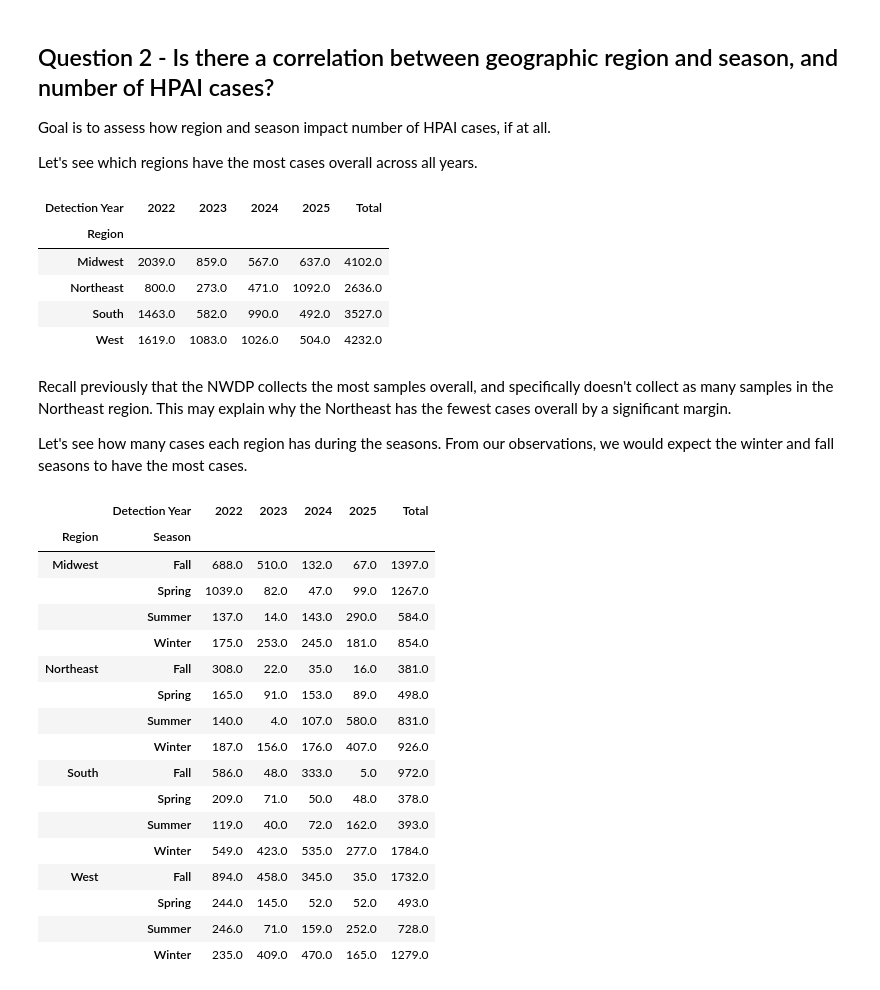
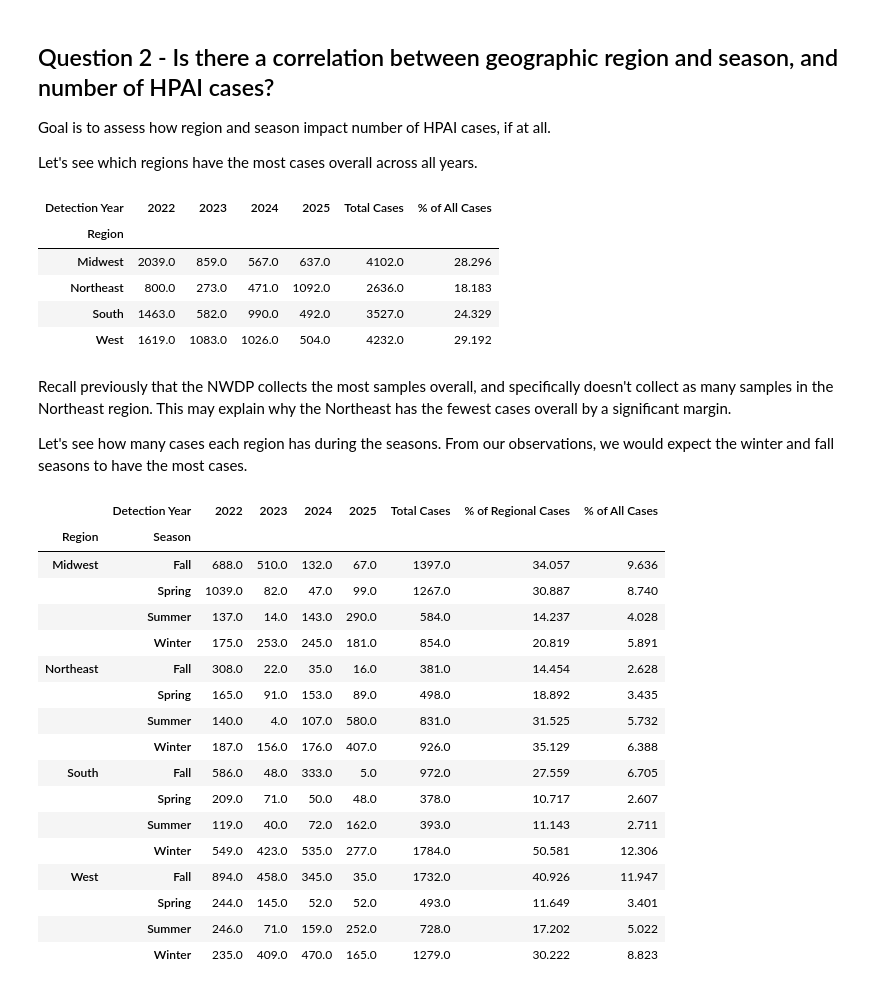
Before and after one commit to Sharyyy345/Math_316_Project1, a Jupyter notebook: notebooks/main_insights.ipynb, the cells around one changed output. Saved outputs shown, nothing was run; the diff lists cells and outputs as text; code cells hidden in the pictures.

```diff
--- a/notebooks/main_insights.ipynb
+++ b/notebooks/main_insights.ipynb
@@ -317,41 +242,52 @@ Let's see which regions have the most cases overall across all years.
 df6 = df2.copy()
 df6 = df6.groupby(['Region', 'Detection Year']).size().reset_index(name='HPAI Cases').sort_values(by=['HPAI Cases'], ascending=False)
 df6_pivot = df6.pivot_table(index='Region', columns='Detection Year', values='HPAI Cases', fill_value=0)
-df6_pivot['Total'] = df6_pivot.sum(axis=1)
+region_totals = df6_pivot.sum(axis=1)
+year_totals = df6_pivot.sum(axis=0)
+df6_pivot['Total Cases'] = df6_pivot.sum(axis=1)
+df6_pivot['% of All Cases'] = round(region_totals / year_totals.sum() * 100.0, ndigits=3)
 df6_pivot
 # %% [output]
-| Detection Year | 2022 | 2023 | 2024 | 2025 | Total |
-| Region |  |  |  |  |  |
-| Midwest | 2039.0 | 859.0 | 567.0 | 637.0 | 4102.0 |
-| Northeast | 800.0 | 273.0 | 471.0 | 1092.0 | 2636.0 |
-| South | 1463.0 | 582.0 | 990.0 | 492.0 | 3527.0 |
-| West | 1619.0 | 1083.0 | 1026.0 | 504.0 | 4232.0 |
+| Detection Year | 2022 | 2023 | 2024 | 2025 | Total Cases | % of All Cases |
+| Region |  |  |  |  |  |  |
+| Midwest | 2039.0 | 859.0 | 567.0 | 637.0 | 4102.0 | 28.296 |
+| Northeast | 800.0 | 273.0 | 471.0 | 1092.0 | 2636.0 | 18.183 |
+| South | 1463.0 | 582.0 | 990.0 | 492.0 | 3527.0 | 24.329 |
+| West | 1619.0 | 1083.0 | 1026.0 | 504.0 | 4232.0 | 29.192 |
 # %% [markdown]
 Recall previously that the NWDP collects the most samples overall, and specifically doesn't collect as many samples in the Northeast region. This may explain why the Northeast has the fewest cases overall by a significant margin.
 
 Let's see how many cases each region has during the seasons. From our observations, we would expect the winter and fall seasons to have the most cases.
 # %%
 df7 = df2.copy()
+df7 = df7.loc[df7['Detection Year'].isin(['2022','2023','2024','2025'])]
+
 df7 = df7.groupby(['Region', 'Detection Year', 'Season']).size().reset_index(name='HPAI Cases').sort_values(by=['HPAI Cases'], ascending=False)
 df7_pivot = df7.pivot_table(index=['Region', 'Season'], columns='Detection Year', values='HPAI Cases', fill_value=0)
-df7_pivot['Total'] = df7_pivot.sum(axis=1)
+
+region_and_season_totals = df7_pivot.sum(axis=1)
+year_totals = df7_pivot.sum(axis=0)
+df7_pivot['Total Cases'] = region_and_season_totals
+df7_pivot['% of Regional Cases'] = round(df7_pivot['Total Cases'] / df6_pivot['Total Cases'] * 100.0, ndigits=3)
+df7_pivot['% of All Cases'] = round(region_and_season_totals / year_totals.sum() * 100.0, ndigits=3)
+
 df7_pivot
 # %% [output]
-|  | Detection Year | 2022 | 2023 | 2024 | 2025 | Total |
-| Region | Season |  |  |  |  |  |
-| Midwest | Fall | 688.0 | 510.0 | 132.0 | 67.0 | 1397.0 |
-|  | Spring | 1039.0 | 82.0 | 47.0 | 99.0 | 1267.0 |
-|  | Summer | 137.0 | 14.0 | 143.0 | 290.0 | 584.0 |
-|  | Winter | 175.0 | 253.0 | 245.0 | 181.0 | 854.0 |
-| Northeast | Fall | 308.0 | 22.0 | 35.0 | 16.0 | 381.0 |
-|  | Spring | 165.0 | 91.0 | 153.0 | 89.0 | 498.0 |
-|  | Summer | 140.0 | 4.0 | 107.0 | 580.0 | 831.0 |
-|  | Winter | 187.0 | 156.0 | 176.0 | 407.0 | 926.0 |
-| South | Fall | 586.0 | 48.0 | 333.0 | 5.0 | 972.0 |
-|  | Spring | 209.0 | 71.0 | 50.0 | 48.0 | 378.0 |
-|  | Summer | 119.0 | 40.0 | 72.0 | 162.0 | 393.0 |
-|  | Winter | 549.0 | 423.0 | 535.0 | 277.0 | 1784.0 |
-| West | Fall | 894.0 | 458.0 | 345.0 | 35.0 | 1732.0 |
-|  | Spring | 244.0 | 145.0 | 52.0 | 52.0 | 493.0 |
-|  | Summer | 246.0 | 71.0 | 159.0 | 252.0 | 728.0 |
-|  | Winter | 235.0 | 409.0 | 470.0 | 165.0 | 1279.0 |
+|  | Detection Year | 2022 | 2023 | 2024 | 2025 | Total Cases | % of Regional Cases | % of All Cases |
+| Region | Season |  |  |  |  |  |  |  |
+| Midwest | Fall | 688.0 | 510.0 | 132.0 | 67.0 | 1397.0 | 34.057 | 9.636 |
+|  | Spring | 1039.0 | 82.0 | 47.0 | 99.0 | 1267.0 | 30.887 | 8.740 |
+|  | Summer | 137.0 | 14.0 | 143.0 | 290.0 | 584.0 | 14.237 | 4.028 |
+|  | Winter | 175.0 | 253.0 | 245.0 | 181.0 | 854.0 | 20.819 | 5.891 |
+| Northeast | Fall | 308.0 | 22.0 | 35.0 | 16.0 | 381.0 | 14.454 | 2.628 |
+|  | Spring | 165.0 | 91.0 | 153.0 | 89.0 | 498.0 | 18.892 | 3.435 |
+|  | Summer | 140.0 | 4.0 | 107.0 | 580.0 | 831.0 | 31.525 | 5.732 |
+|  | Winter | 187.0 | 156.0 | 176.0 | 407.0 | 926.0 | 35.129 | 6.388 |
+| South | Fall | 586.0 | 48.0 | 333.0 | 5.0 | 972.0 | 27.559 | 6.705 |
+|  | Spring | 209.0 | 71.0 | 50.0 | 48.0 | 378.0 | 10.717 | 2.607 |
+|  | Summer | 119.0 | 40.0 | 72.0 | 162.0 | 393.0 | 11.143 | 2.711 |
+|  | Winter | 549.0 | 423.0 | 535.0 | 277.0 | 1784.0 | 50.581 | 12.306 |
+| West | Fall | 894.0 | 458.0 | 345.0 | 35.0 | 1732.0 | 40.926 | 11.947 |
+|  | Spring | 244.0 | 145.0 | 52.0 | 52.0 | 493.0 | 11.649 | 3.401 |
+|  | Summer | 246.0 | 71.0 | 159.0 | 252.0 | 728.0 | 17.202 | 5.022 |
+|  | Winter | 235.0 | 409.0 | 470.0 | 165.0 | 1279.0 | 30.222 | 8.823 |
```
Also changed, not shown: parts of 7 cells of this notebook, 1 other file.
